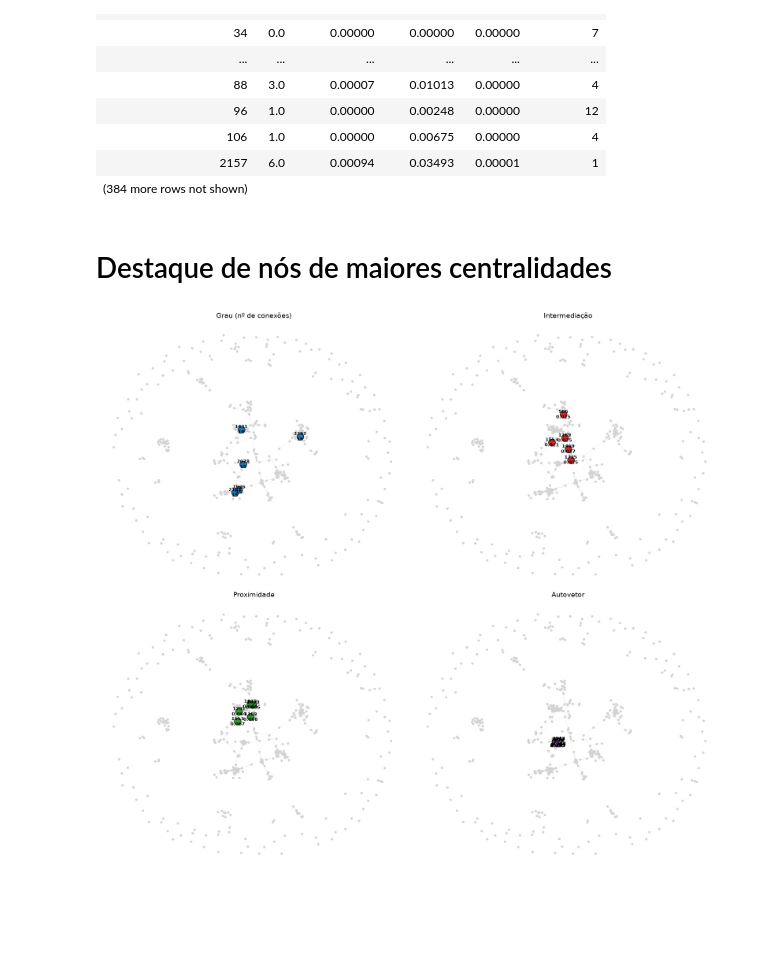
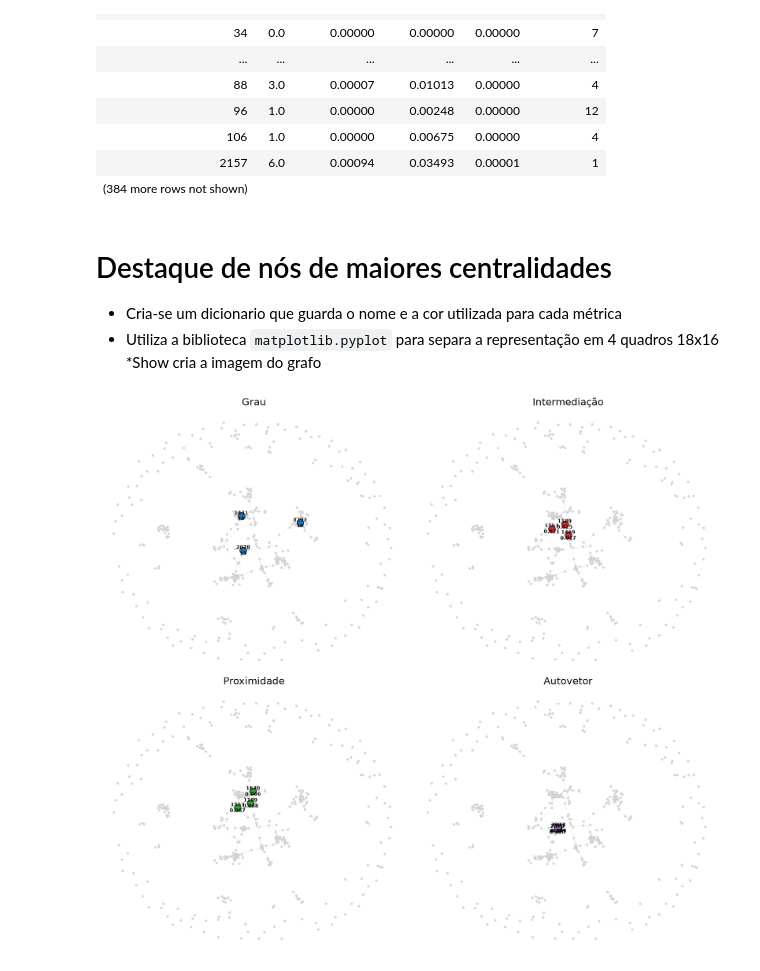
Before and after one commit to arthurvserodio/Analise-de-Grafos---TAG-26.2, a Jupyter notebook: src/FacebookGraph.ipynb, the cells around one changed output. Cells and saved outputs as stored; diff of their text form; code cells hidden in the pictures; blank space fills up the shorter version.

```diff
--- a/src/FacebookGraph.ipynb
+++ b/src/FacebookGraph.ipynb
@@ -9,10 +9,12 @@ O objetivo do trabalho é analisar uma rede social real usando conceitos e métr
 import networkx as nx
 import matplotlib.pyplot as plt
 
-Facebook_graph = nx.read_edgelist("../DataBase/facebook_combined.txt",nodetype=int)
+Facebook_graph = nx.read_edgelist(
+    "../DataBase/facebook_combined.txt", nodetype=int)
 # Testando se a importação aconteceu corretamente
-print(f"Número de nós no grafo: {Facebook_graph.number_of_nodes()}") #4039
-print(f"Número de arestas no grafo: {Facebook_graph.number_of_edges()}") #88234
+print(f"Número de nós no grafo: {Facebook_graph.number_of_nodes()}")  # 4039
+# 88234
+print(f"Número de arestas no grafo: {Facebook_graph.number_of_edges()}")
 # %% [output]
 Número de nós no grafo: 4039
 Número de arestas no grafo: 88234
@@ -173,37 +178,43 @@ show(tabela.round(5),
 | (384 more rows not shown) |  |  |  |  |  |
 # %% [markdown]
 # Destaque de nós de maiores centralidades
+* Cria-se um dicionario que guarda o nome e a cor utilizada para cada métrica
+* Utiliza a biblioteca `matplotlib.pyplot` para separa a representação em 4 quadros 18x16
+*Show cria a imagem do grafo
 # %%
 centralidades = {
-    "grau": ("#1f77b4", "Grau (nº de conexões)"),
+    "grau": ("#1f77b4", "Grau"),
     "intermediacao": ("#d62728", "Intermediação"),
     "proximidade": ("#2ca02c", "Proximidade"),
     "autovetor": ("#9467bd", "Autovetor"),
 }
 
 fig, axs = plt.subplots(2, 2, figsize=(18, 16))
-pos = nx.spring_layout(Amostra_graph, seed=50)  # mesma posição nos 4 painéis
+posicao = nx.spring_layout(Amostra_graph, seed=50)
 
+# Loop para filtrar os principais nos de cada metrica
 for ax, (coluna, (cor, titulo)) in zip(axs.flat, centralidades.items()):
-    top5 = tabela.nlargest(5, coluna)
-    nos_top = list(top5["no"])
-    valores = dict(zip(top5["no"], top5[coluna]))
+    top = tabela.nlargest(3, coluna)
+    nos_top = list(top["no"])
+    valores = dict(zip(top["no"], top[coluna]))
 
-    nx.draw_networkx_edges(Amostra_graph, pos, ax=ax, alpha=0.05)
-    nx.draw_networkx_nodes(Amostra_graph, pos, ax=ax,
+    nx.draw_networkx_edges(Amostra_graph, posicao, ax=ax, alpha=0.05)
+    nx.draw_networkx_nodes(Amostra_graph, posicao, ax=ax,
                            node_color="lightgray", node_size=15)
     nx.draw_networkx_nodes(Amostra_graph, pos, nodelist=nos_top, ax=ax,
                            node_color=cor, node_size=200, edgecolors="black")
 
+    # Criação de rotulos nos nós com indentificação de id e valor
     rotulos = {no: (f"{no}\n{valores[no]:.0f}" if coluna == "grau"
                     else f"{no}\n{valores[no]:.3f}") for no in nos_top}
-    nx.draw_networkx_labels(Amostra_graph, pos, labels=rotulos, ax=ax,
-                            font_size=9, font_weight="bold")
+    nx.draw_networkx_labels(Amostra_graph, posicao, labels=rotulos, ax=ax,
+                            font_size=10, font_weight="bold")
 
-    ax.set_title(titulo, fontsize=14)
+    ax.set_title(titulo, fontsize=20
+                 )
     ax.axis("off")
 
 plt.tight_layout()
 plt.show()
 # %% [output]
-[figure, old version]
+[figure, new version]
```
Also changed, not shown: parts of 10 cells of this notebook.
